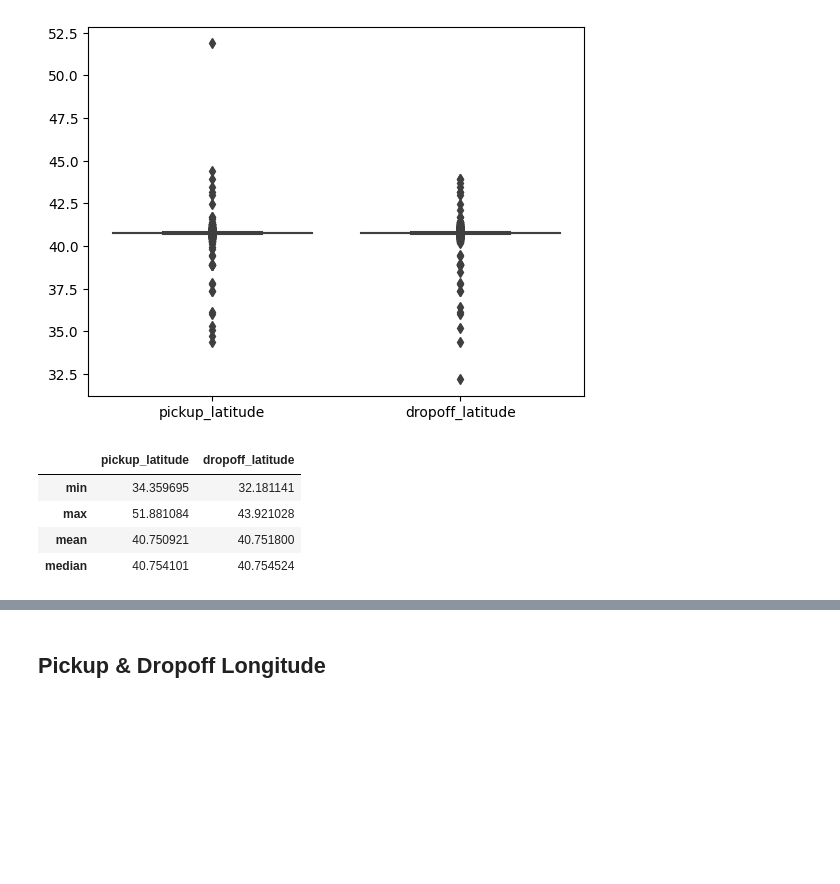
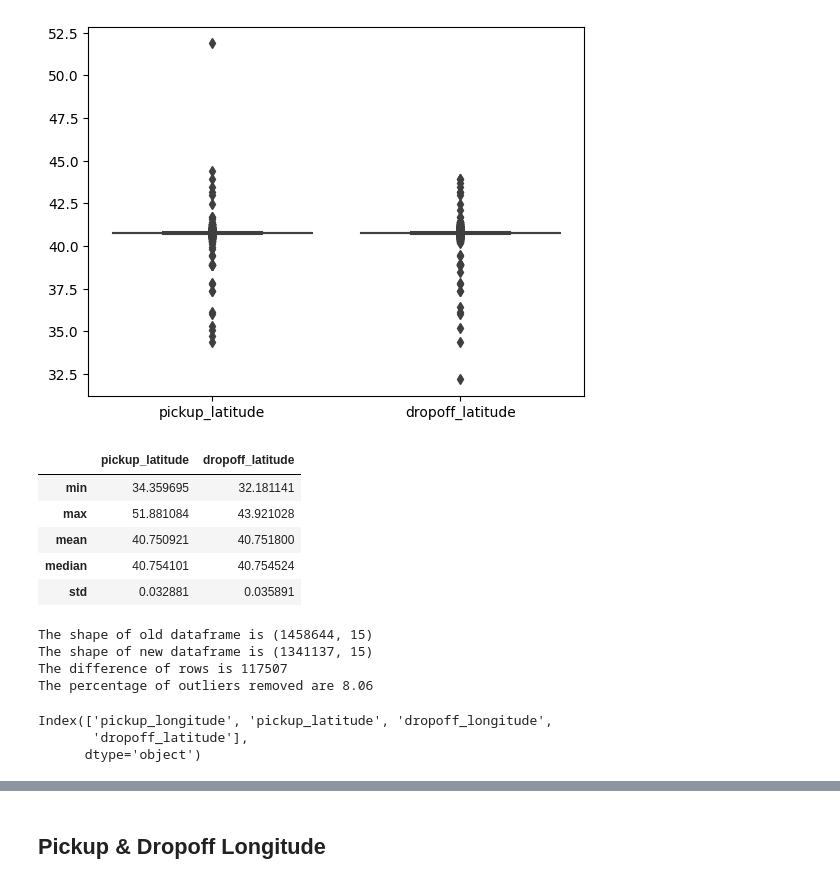
Before and after one commit to Himanshu-1703/kaggle-notebooks, a Jupyter notebook: rushing-through-nyc.ipynb, the cells around one changed output, grey strips where cells are left out. Saved outputs shown, nothing was run; the diff lists cells and outputs as text; code cells hidden in the pictures; blank space fills up the shorter version.

```diff
--- a/rushing-through-nyc.ipynb
+++ b/rushing-through-nyc.ipynb
@@ -1213,13 +1221,14 @@ plt.show()
 # %%
 # get the min, max, median and mean values
 
-train_df_new[['pickup_latitude','dropoff_latitude']].agg(['min','max','mean','median'])
+train_df_new[['pickup_latitude','dropoff_latitude']].agg(['min','max','mean','median','std'])
 # %% [output]
 |  | pickup_latitude | dropoff_latitude |
 | min | 34.359695 | 32.181141 |
 | max | 51.881084 | 43.921028 |
 | mean | 40.750921 | 40.751800 |
 | median | 40.754101 | 40.754524 |
+| std | 0.032881 | 0.035891 |
 # %%
 def compare_df_size(old_df,new_df):
     old_df_shape = old_df.shape
@@ -1241,5 +1254,13 @@ def remove_outlers(dataframe,column_name,fold=1.5):
     return filtered_df
 # %%
-# remove the outliers from the pickup_latitude column
-df_without_outliers = remove_outlers(train_df_new,'pickup_latitude')
-df_without_outliers = remove_outlers(df_without_outliers,'dropoff_latitude')
+# remove the outliers from the pickup_latitude/dropoff_latitude column
+
+df_without_outliers = remove_outliers(dataframe=train_df_new,
+                                    column_names=['pickup_latitude','dropoff_latitude',
+                                                  'pickup_longitude','dropoff_longitude'],
+                                    fold=3)
+# %% [output]
+The shape of old dataframe is (1458644, 15)
+The shape of new dataframe is (1341137, 15)
+The difference of rows is 117507
+The percentage of outliers removed are 8.06
@@ -1245,0 +1279,6 @@ df_without_outliers = remove_outlers(df_without_outliers,'dropoff_latitude')
+# %%
+train_df_new.columns[4:8]
+# %% [output]
+Index(['pickup_longitude', 'pickup_latitude', 'dropoff_longitude',
+       'dropoff_latitude'],
+      dtype='object')
```
Also changed, not shown: parts of 12 cells of this notebook.
